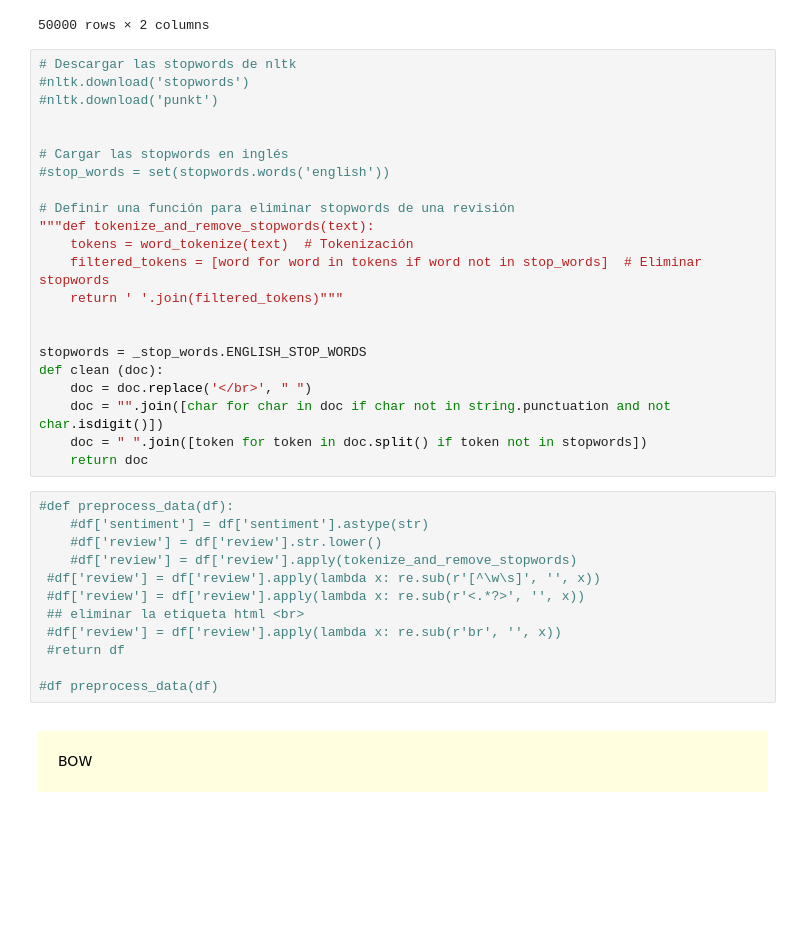
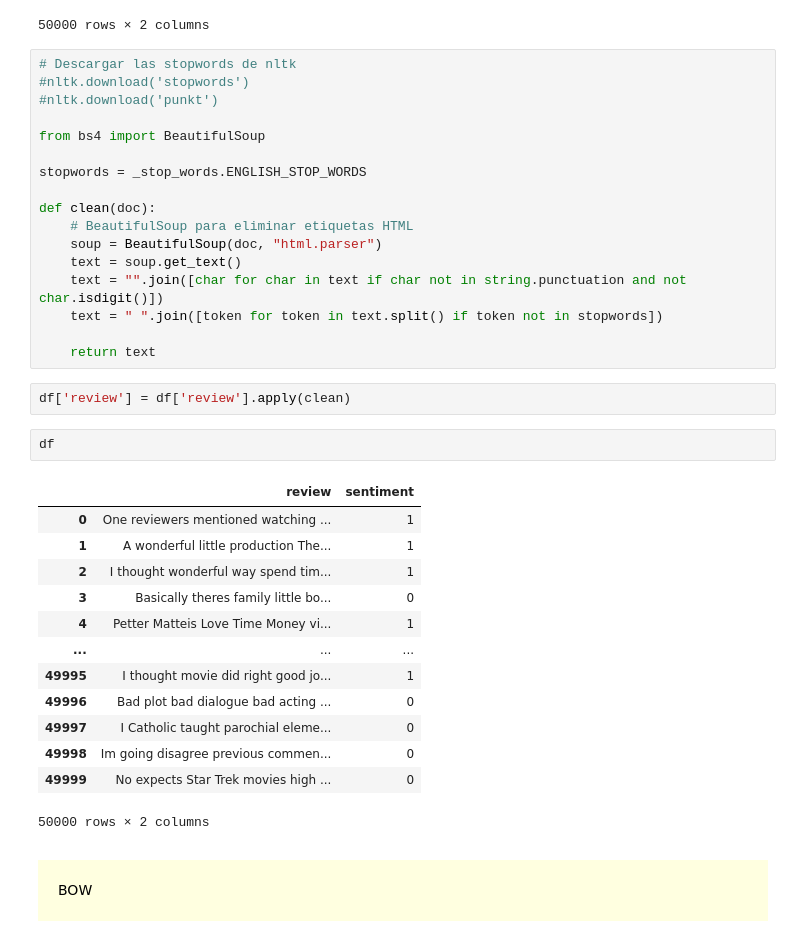
Before and after one commit to Natashalopez05/Practica-Clasificacion-Textos, a Jupyter notebook: Práctica 3 - Clasificación de Textos(1).ipynb, the cells around one changed output. Drawn from its saved outputs; the diff is of its cells as text; blank space fills up the shorter version.

```diff
--- a/Práctica 3 - Clasificación de Textos(1).ipynb
+++ b/Práctica 3 - Clasificación de Textos(1).ipynb
@@ -101,35 +106,36 @@ df
 #nltk.download('stopwords')
 #nltk.download('punkt')
 
-
-# Cargar las stopwords en inglés
-#stop_words = set(stopwords.words('english'))
-
-# Definir una función para eliminar stopwords de una revisión
-"""def tokenize_and_remove_stopwords(text):
-    tokens = word_tokenize(text)  # Tokenización
-    filtered_tokens = [word for word in tokens if word not in stop_words]  # Eliminar stopwords
-    return ' '.join(filtered_tokens)"""
-
+from bs4 import BeautifulSoup
 
 stopwords = _stop_words.ENGLISH_STOP_WORDS
-def clean (doc):
-    doc = doc.replace('</br>', " ")
-    doc = "".join([char for char in doc if char not in string.punctuation and not char.isdigit()])
-    doc = " ".join([token for token in doc.split() if token not in stopwords])
-    return doc
+
+def clean(doc):
+    # BeautifulSoup para eliminar etiquetas HTML
+    soup = BeautifulSoup(doc, "html.parser")
+    text = soup.get_text()
+    text = "".join([char for char in text if char not in string.punctuation and not char.isdigit()])
+    text = " ".join([token for token in text.split() if token not in stopwords])
+
+    return text
-# %%
-#def preprocess_data(df):
-    #df['sentiment'] = df['sentiment'].astype(str)
-    #df['review'] = df['review'].str.lower()
-    #df['review'] = df['review'].apply(tokenize_and_remove_stopwords)
- #df['review'] = df['review'].apply(lambda x: re.sub(r'[^\w\s]', '', x))
- #df['review'] = df['review'].apply(lambda x: re.sub(r'<.*?>', '', x))
- ## eliminar la etiqueta html <br>
- #df['review'] = df['review'].apply(lambda x: re.sub(r'br', '', x))
- #return df
-
-#df preprocess_data(df)
+# %%
+df['review'] = df['review'].apply(clean)
+# %%
+df
+# %% [output]
+|  | review | sentiment |
+| 0 | One reviewers mentioned watching ... | 1 |
+| 1 | A wonderful little production The... | 1 |
+| 2 | I thought wonderful way spend tim... | 1 |
+| 3 | Basically theres family little bo... | 0 |
+| 4 | Petter Matteis Love Time Money vi... | 1 |
+| ... | ... | ... |
+| 49995 | I thought movie did right good jo... | 1 |
+| 49996 | Bad plot bad dialogue bad acting ... | 0 |
+| 49997 | I Catholic taught parochial eleme... | 0 |
+| 49998 | Im going disagree previous commen... | 0 |
+| 49999 | No expects Star Trek movies high ... | 0 |
+50000 rows × 2 columns
 # %% [markdown]
 <div style="background:#FFFFE0;padding:20px;color:#000000;margin-top:10px;">
 BOW
```
Also changed, not shown: parts of 34 cells of this notebook.
